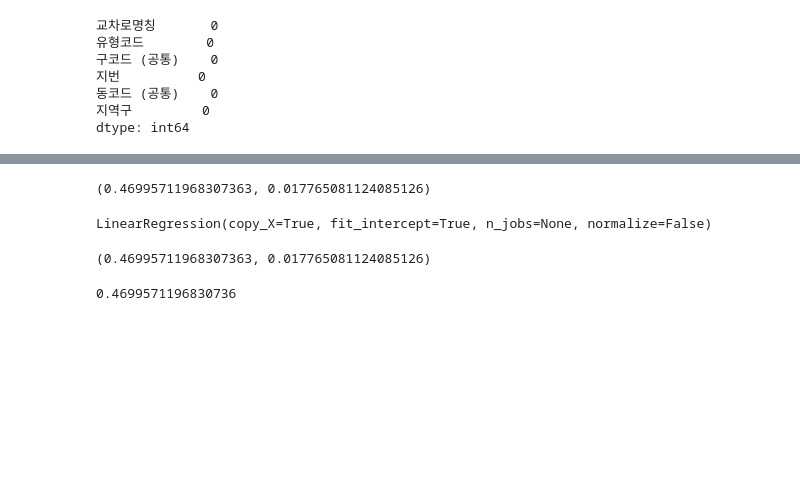
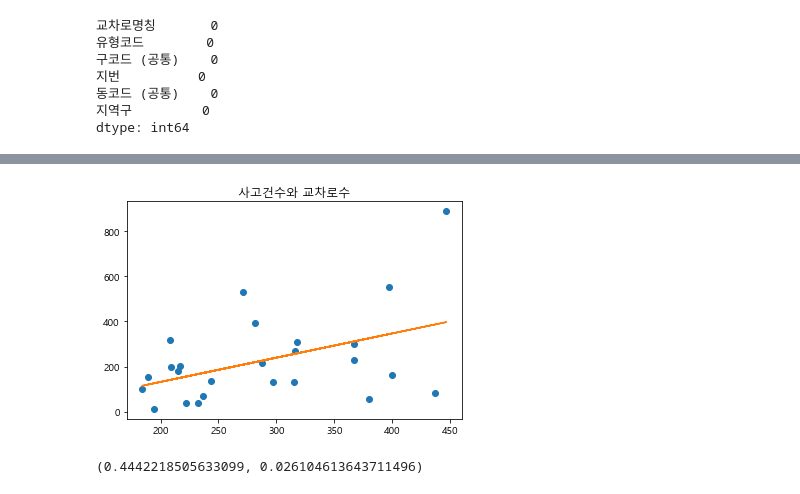
Before and after one commit to LeeHwayeon/bicycle-analysis, a Jupyter notebook: 혜현/교차로.ipynb, the cells around one changed output, grey strips where cells are left out. Saved outputs shown, nothing was run; the diff lists cells and outputs as text; code cells hidden in the pictures; blank space fills up the shorter version.

```diff
--- a/혜현/교차로.ipynb
+++ b/혜현/교차로.ipynb
@@ -289,7 +241,14 @@ plt.show()
+# %%
+plt.plot(crossing_gu['교차로개수'], accident_seoul_gu['발생건수'], 'o')
+plt.plot(crossing_gu['교차로개수'],line_fitter.predict(crossing_gu['교차로개수'].values.reshape(-1,1)))
+plt.title('사고건수와 교차로수')
+plt.show()
+# %% [output]
+[figure, added]
 # %%
 import scipy.stats as stats
 
-corr = stats.pearsonr(crossing_gu, accident_seoul_gu)
+corr = stats.pearsonr(crossing_gu['교차로개수'], accident_seoul_gu['발생건수'])
 corr
 # %% [output]
-(0.46995711968307363, 0.017765081124085126)
+(0.4442218505633099, 0.026104613643711496)
@@ -298,13 +254,0 @@ from sklearn.linear_model import LinearRegression
-# %%
-line_fitter = LinearRegression()
-line_fitter.fit(crossing_gu.values.reshape(-1,1), accident_seoul_gu)
-# %% [output]
-LinearRegression(copy_X=True, fit_intercept=True, n_jobs=None, normalize=False)
-# %%
-corr
-# %% [output]
-(0.46995711968307363, 0.017765081124085126)
-# %%
-crossing_gu.corr(accident_seoul_gu)
-# %% [output]
-0.4699571196830736
```
Also changed, not shown: parts of 14 cells of this notebook, 1 other file.
